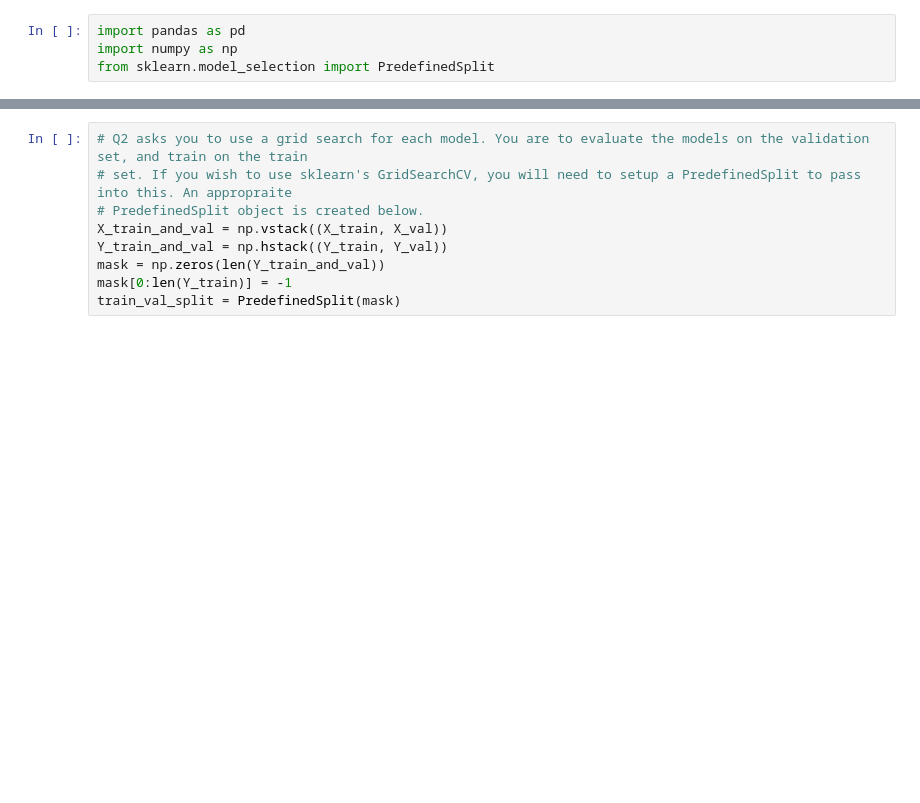
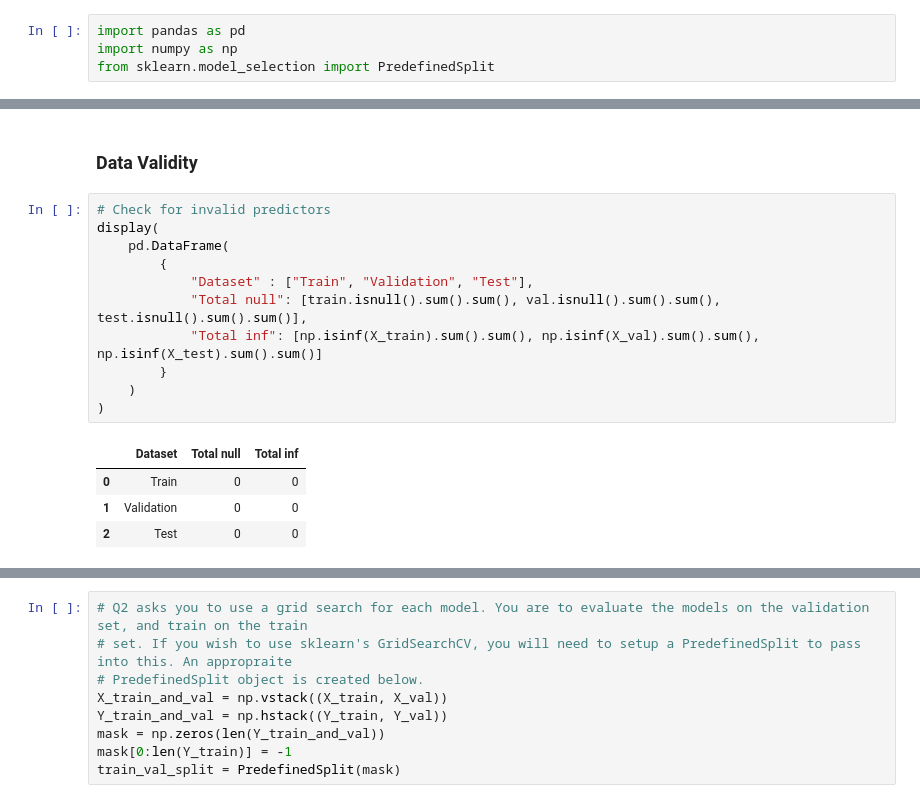
Before and after one commit to ostew5/cab420-introductory_problem_solving_tasks, a Jupyter notebook: 2. Classification.ipynb, the cells around one changed output, grey strips where cells are left out. Drawn from its saved outputs; the diff is of its cells as text; blank space fills up the shorter version.

```diff
--- a/2. Classification.ipynb
+++ b/2. Classification.ipynb
@@ -32,0 +116,18 @@ Y_test = test.iloc[:,0].to_numpy()
+# %% [markdown]
+### Data Validity
+# %%
+# Check for invalid predictors
+display(
+    pd.DataFrame(
+        {
+            "Dataset" : ["Train", "Validation", "Test"],
+            "Total null": [train.isnull().sum().sum(), val.isnull().sum().sum(), test.isnull().sum().sum()],
+            "Total inf": [np.isinf(X_train).sum().sum(), np.isinf(X_val).sum().sum(), np.isinf(X_test).sum().sum()]
+        }
+    )
+)
+# %% [output]
+|  | Dataset | Total null | Total inf |
+| 0 | Train | 0 | 0 |
+| 1 | Validation | 0 | 0 |
+| 2 | Test | 0 | 0 |
```
Also changed, not shown: parts of 21 cells of this notebook.
